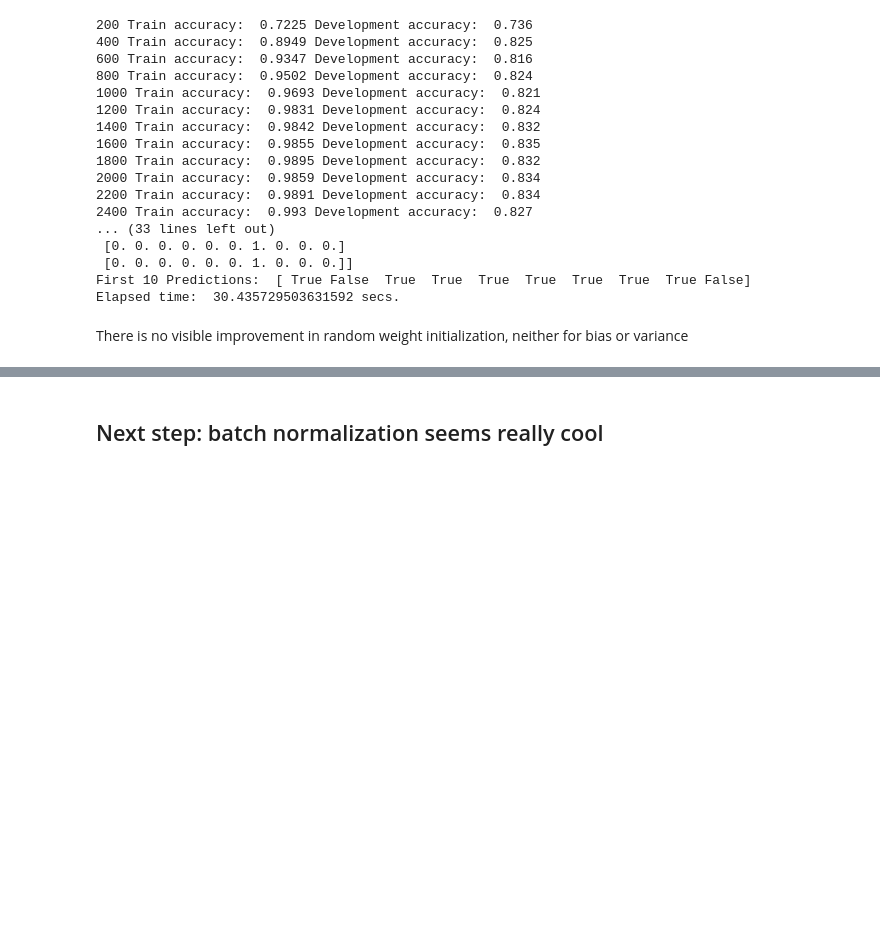
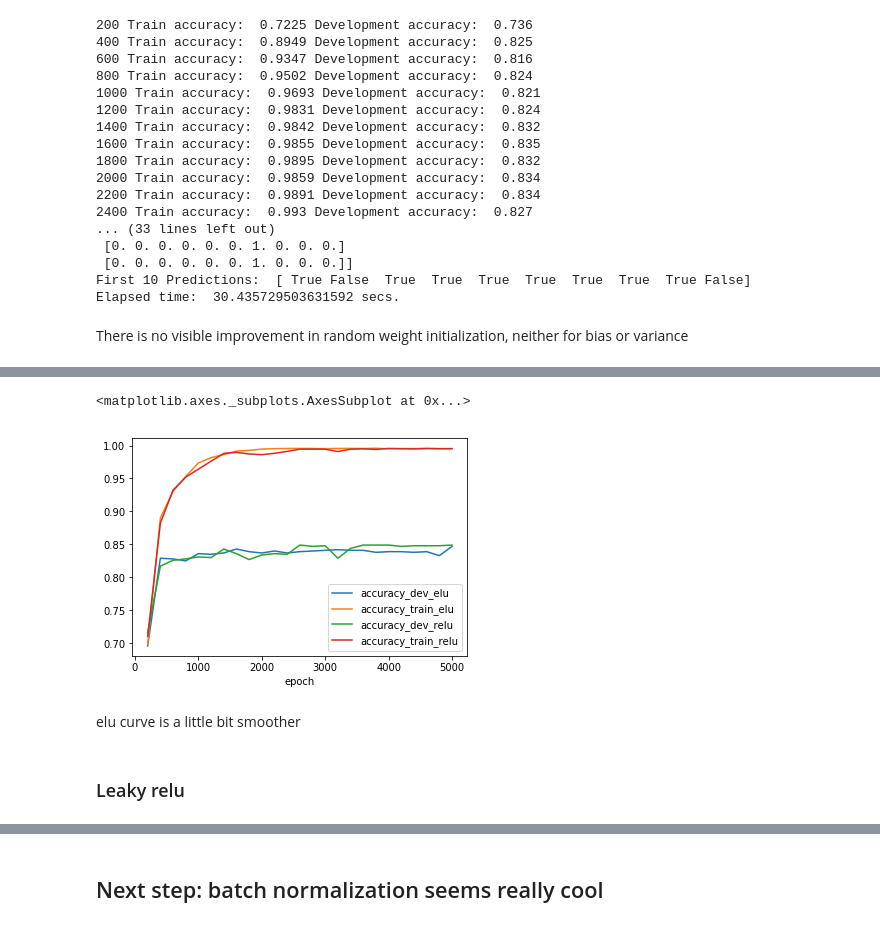
Before and after one commit to gioruffa/DeepLearning_notMNISTStudyCase, a Jupyter notebook: fiststeps.ipynb, the cells around one changed output, grey strips where cells are left out. Cells and saved outputs as stored; diff of their text form; code cells hidden in the pictures; blank space fills up the shorter version.

```diff
--- a/fiststeps.ipynb
+++ b/fiststeps.ipynb
@@ -422,0 +451,11 @@ There is no visible improvement in random weight initialization, neither for bia
+# %%
+elu_results = pd.read_pickle("elu_results.pickle")
+# %%
+elu_results.join(momentum_results, lsuffix="_elu", rsuffix="_relu").plot()
+# %% [output]
+<matplotlib.axes._subplots.AxesSubplot at 0x...>
+[figure, added]
+# %% [markdown]
+elu curve is a little bit smoother
+# %% [markdown]
+### Leaky relu
```
Also changed, not shown: parts of 45 cells of this notebook.
